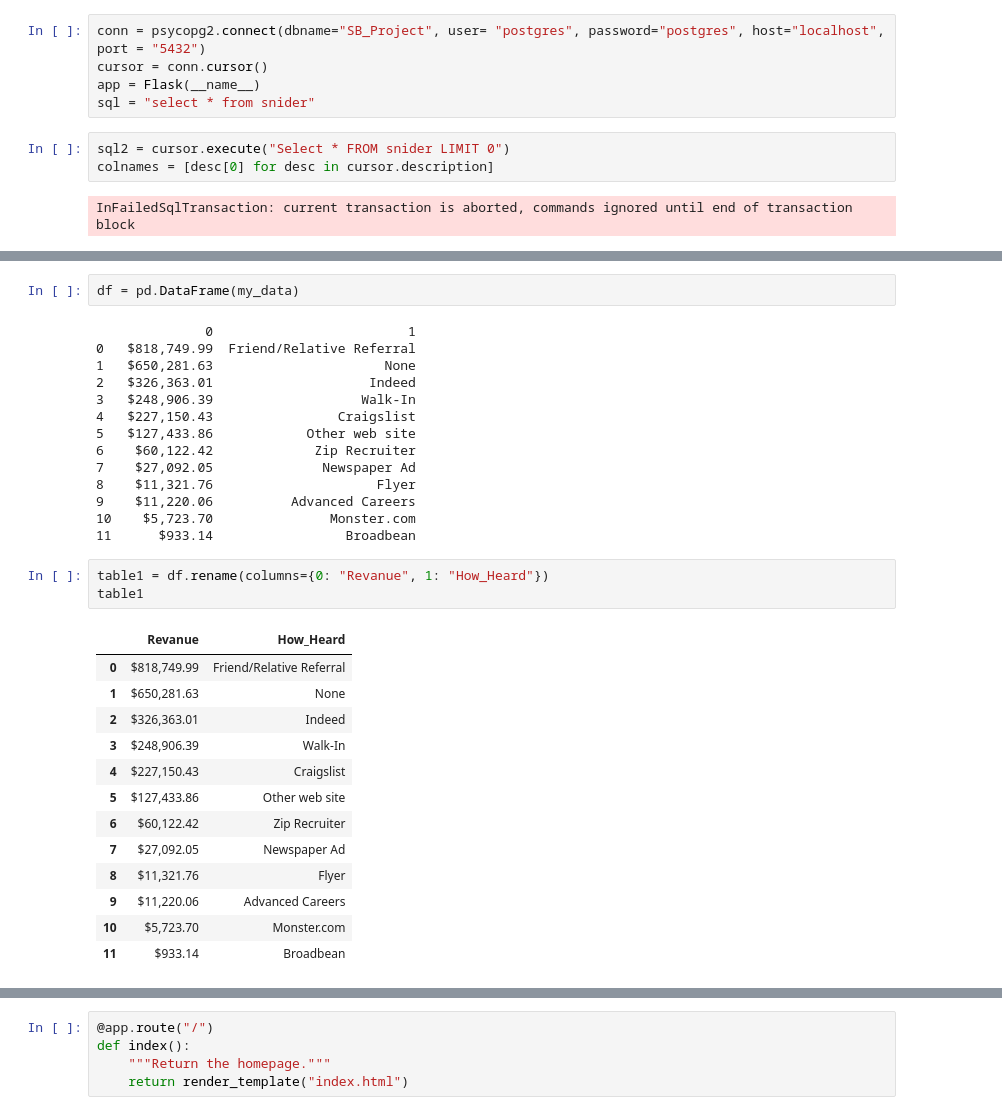
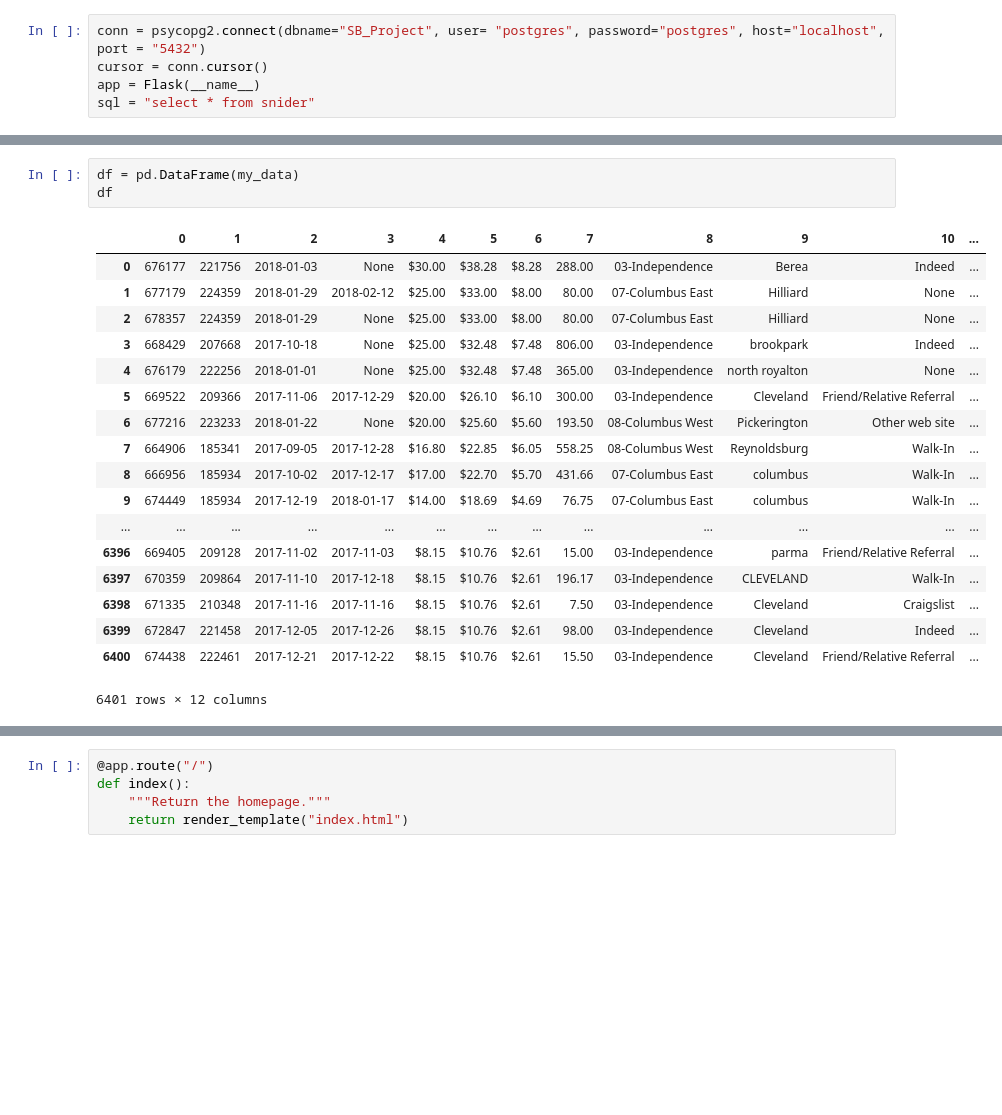
Before and after one commit to Rosas761/Recruiting-Analytics-Project, a Jupyter notebook: Code/Jupyter.ipynb, the cells around one changed output, grey strips where cells are left out. Drawn from its saved outputs; the diff is of its cells as text; blank space fills up the shorter version.

```diff
--- a/Code/Jupyter.ipynb
+++ b/Code/Jupyter.ipynb
@@ -11,11 +11,6 @@ conn = psycopg2.connect(dbname="SB_Project", user= "postgres", password="postgre
 cursor = conn.cursor()
 app = Flask(__name__)
 sql = "select * from snider"
-# %%
-sql2 = cursor.execute("Select * FROM snider LIMIT 0")
-colnames = [desc[0] for desc in cursor.description]
-# %% [output]
-InFailedSqlTransaction: current transaction is aborted, commands ignored until end of transaction block
 # %%
 cursor.execute(sql)
 
@@ -43,34 +38,23 @@ for row in cursor.fetchall():
 (676797, 221580, datetime.date(2018, 1, 17), datetime.date(2018, 1, 25), '$10.00', '$13.6
 # %%
 df = pd.DataFrame(my_data)
+df
 # %% [output]
+|  | 0 | 1 | 2 | 3 | 4 | 5 | 6 | 7 | 8 | 9 | 10 | ... |
+| 0 | 676177 | 221756 | 2018-01-03 | None | $30.00 | $38.28 | $8.28 | 288.00 | 03-Independence | Berea | Indeed | ... |
+| 1 | 677179 | 224359 | 2018-01-29 | 2018-02-12 | $25.00 | $33.00 | $8.00 | 80.00 | 07-Columbus East | Hilliard | None | ... |
+| 2 | 678357 | 224359 | 2018-01-29 | None | $25.00 | $33.00 | $8.00 | 80.00 | 07-Columbus East | Hilliard | None | ... |
+| 3 | 668429 | 207668 | 2017-10-18 | None | $25.00 | $32.48 | $7.48 | 806.00 | 03-Independence | brookpark | Indeed | ... |
+| 4 | 676179 | 222256 | 2018-01-01 | None | $25.00 | $32.48 | $7.48 | 365.00 | 03-Independence | north royalton | None | ... |
+| 5 | 669522 | 209366 | 2017-11-06 | 2017-12-29 | $20.00 | $26.10 | $6.10 | 300.00 | 03-Independence | Cleveland | Friend/Relative Referral | ... |
+| 6 | 677216 | 223233 | 2018-01-22 | None | $20.00 | $25.60 | $5.60 | 193.50 | 08-Columbus West | Pickerington | Other web site | ... |
+| 7 | 664906 | 185341 | 2017-09-05 | 2017-12-28 | $16.80 | $22.85 | $6.05 | 558.25 | 08-Columbus West | Reynoldsburg | Walk-In | ... |
+| 8 | 666956 | 185934 | 2017-10-02 | 2017-12-17 | $17.00 | $22.70 | $5.70 | 431.66 | 07-Columbus East | columbus | Walk-In | ... |
+| 9 | 674449 | 185934 | 2017-12-19 | 2018-01-17 | $14.00 | $18.69 | $4.69 | 76.75 | 07-Columbus East | columbus | Walk-In | ... |
+| ... | ... | ... | ... | ... | ... | ... | ... | ... | ... | ... | ... | ... |
+| 6396 | 669405 | 209128 | 2017-11-02 | 2017-11-03 | $8.15 | $10.76 | $2.61 | 15.00 | 03-Independence | parma | Friend/Relative Referral | ... |
+| 6397 | 670359 | 209864 | 2017-11-10 | 2017-12-18 | $8.15 | $10.76 | $2.61 | 196.17 | 03-Independence | CLEVELAND | Walk-In | ... |
+| 6398 | 671335 | 210348 | 2017-11-16 | 2017-11-16 | $8.15 | $10.76 | $2.61 | 7.50 | 03-Independence | Cleveland | Craigslist | ... |
+| 6399 | 672847 | 221458 | 2017-12-05 | 2017-12-26 | $8.15 | $10.76 | $2.61 | 98.00 | 03-Independence | Cleveland | Indeed | ... |
+| 6400 | 674438 | 222461 | 2017-12-21 | 2017-12-22 | $8.15 | $10.76 | $2.61 | 15.50 | 03-Independence | Cleveland | Friend/Relative Referral | ... |
-              0                         1
-0   $818,749.99  Friend/Relative Referral
-1   $650,281.63                      None
-2   $326,363.01                    Indeed
-3   $248,906.39                   Walk-In
-4   $227,150.43                Craigslist
-5   $127,433.86            Other web site
-6    $60,122.42             Zip Recruiter
-7    $27,092.05              Newspaper Ad
-8    $11,321.76                     Flyer
-9    $11,220.06          Advanced Careers
-10    $5,723.70               Monster.com
-11      $933.14                 Broadbean
+6401 rows × 12 columns
-# %%
-table1 = df.rename(columns={0: "Revanue", 1: "How_Heard"})
-table1
-# %% [output]
-|  | Revanue | How_Heard |
-| 0 | $818,749.99 | Friend/Relative Referral |
-| 1 | $650,281.63 | None |
-| 2 | $326,363.01 | Indeed |
-| 3 | $248,906.39 | Walk-In |
-| 4 | $227,150.43 | Craigslist |
-| 5 | $127,433.86 | Other web site |
-| 6 | $60,122.42 | Zip Recruiter |
-| 7 | $27,092.05 | Newspaper Ad |
-| 8 | $11,321.76 | Flyer |
-| 9 | $11,220.06 | Advanced Careers |
-| 10 | $5,723.70 | Monster.com |
-| 11 | $933.14 | Broadbean |
```
Also changed, not shown: parts of 1 cell of this notebook, 1 other file.
